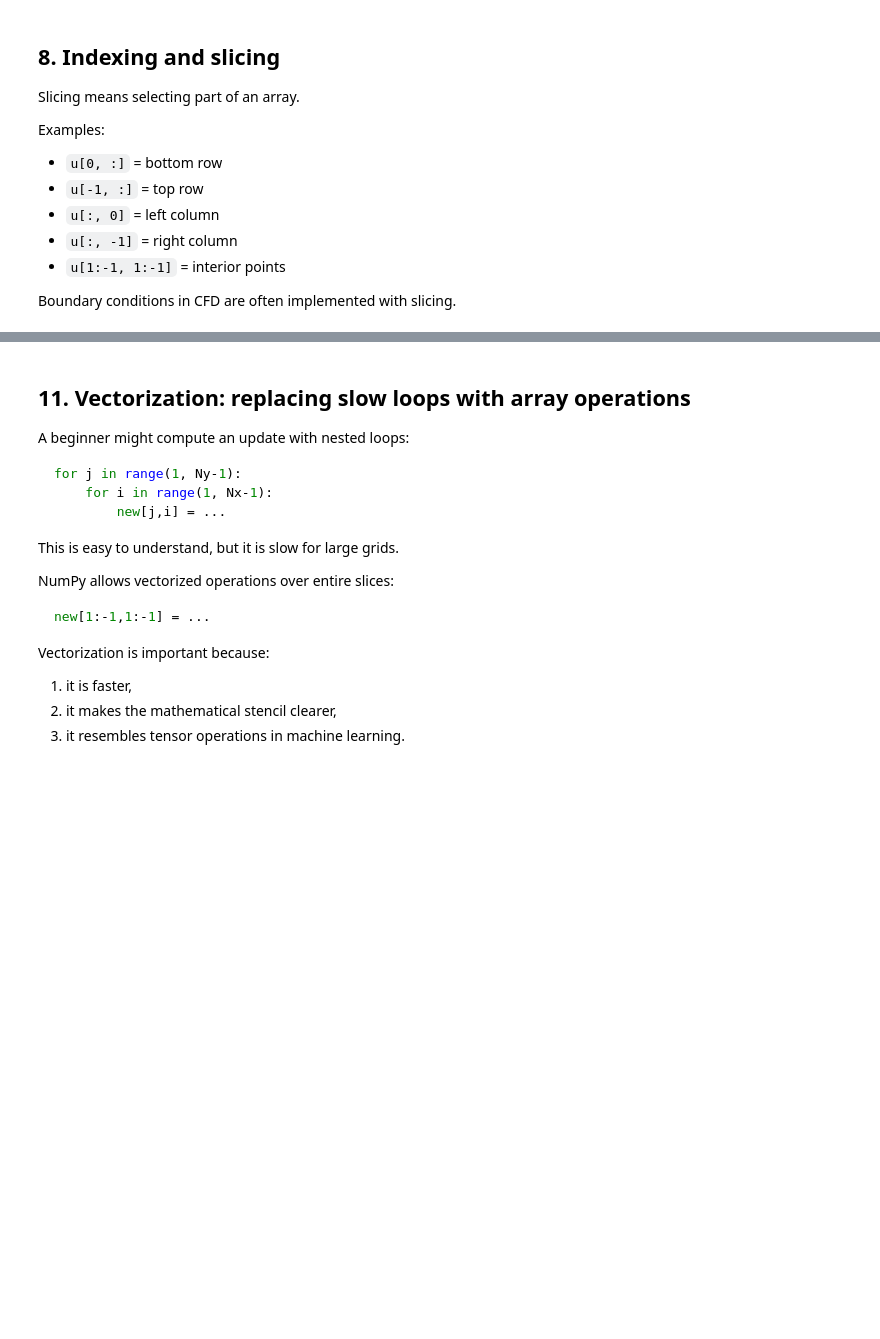
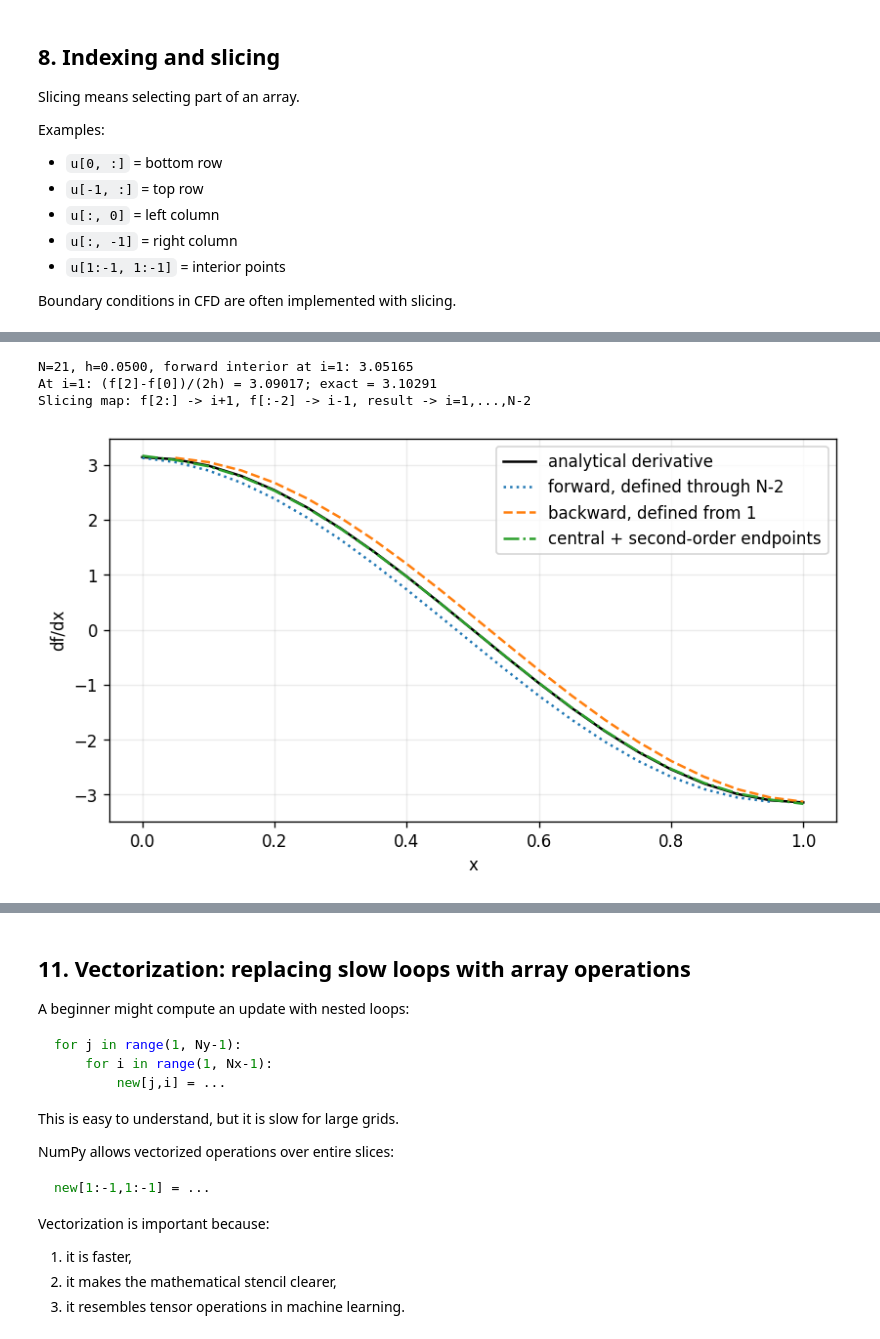
Before and after one commit to Ehsan-Roohi/FlowMLLab, a Jupyter notebook: notebooks/week01/01_python_for_cfd_ai_fluids.ipynb, the cells around one changed output, grey strips where cells are left out. Saved outputs shown, nothing was run; the diff lists cells and outputs as text; code cells hidden in the pictures; blank space fills up the shorter version.

```diff
--- a/notebooks/week01/01_python_for_cfd_ai_fluids.ipynb
+++ b/notebooks/week01/01_python_for_cfd_ai_fluids.ipynb
@@ -581,0 +597,35 @@ This locality is also why convolutional neural networks are natural for grid-bas
+# %%
+# Every array entry has a defined derivative, including the two endpoints.
+# The endpoint formulas below use three values and are second order.
+def first_derivatives(f, h):
+    f = np.asarray(f, dtype=float)
+    if f.ndim != 1 or len(f) < 3 or h <= 0:
+        raise ValueError("Supply at least three 1D samples and positive spacing")
+    forward = (f[1:] - f[:-1]) / h     # indices 0 ... N-2
+    backward = (f[1:] - f[:-1]) / h    # indices 1 ... N-1
+    central = np.empty_like(f)
+    central[1:-1] = (f[2:] - f[:-2]) / (2*h)
+    central[0] = (-3*f[0] + 4*f[1] - f[2]) / (2*h)
+    central[-1] = (3*f[-1] - 4*f[-2] + f[-3]) / (2*h)
+    return forward, backward, central
+
+N = 21
+x = np.linspace(0, 1, N)
+h = x[1] - x[0]
+f = np.sin(np.pi*x)
+exact = np.pi*np.cos(np.pi*x)
+forward, backward, central = first_derivatives(f, h)
+print(f"N={N}, h={h:.4f}, forward interior at i=1: {forward[1]:.5f}")
+print(f"At i=1: (f[2]-f[0])/(2h) = {central[1]:.5f}; exact = {exact[1]:.5f}")
+print("Slicing map: f[2:] -> i+1, f[:-2] -> i-1, result -> i=1,...,N-2")
+plt.figure(figsize=(7,4))
+plt.plot(x, exact, color='black', label='analytical derivative')
+plt.plot(x[:-1], forward, ':', label='forward, defined through N-2')
+plt.plot(x[1:], backward, '--', label='backward, defined from 1')
+plt.plot(x, central, '-.', label='central + second-order endpoints')
+plt.xlabel('x'); plt.ylabel('df/dx'); plt.grid(alpha=.25); plt.legend(); plt.tight_layout(); plt.show()
+# %% [output]
+N=21, h=0.0500, forward interior at i=1: 3.05165
+At i=1: (f[2]-f[0])/(2h) = 3.09017; exact = 3.10291
+Slicing map: f[2:] -> i+1, f[:-2] -> i-1, result -> i=1,...,N-2
+[figure, added]
```
Also changed, not shown: parts of 46 cells of this notebook, 7 other files.
